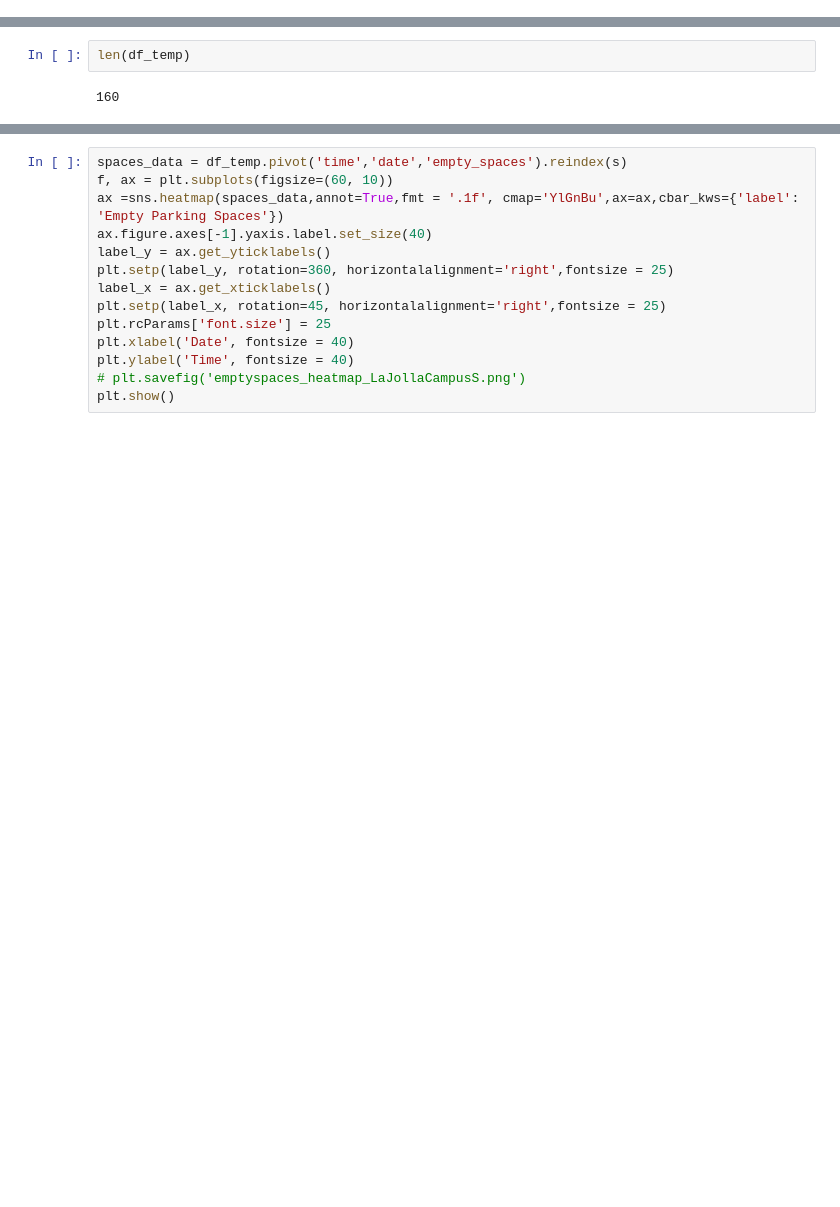
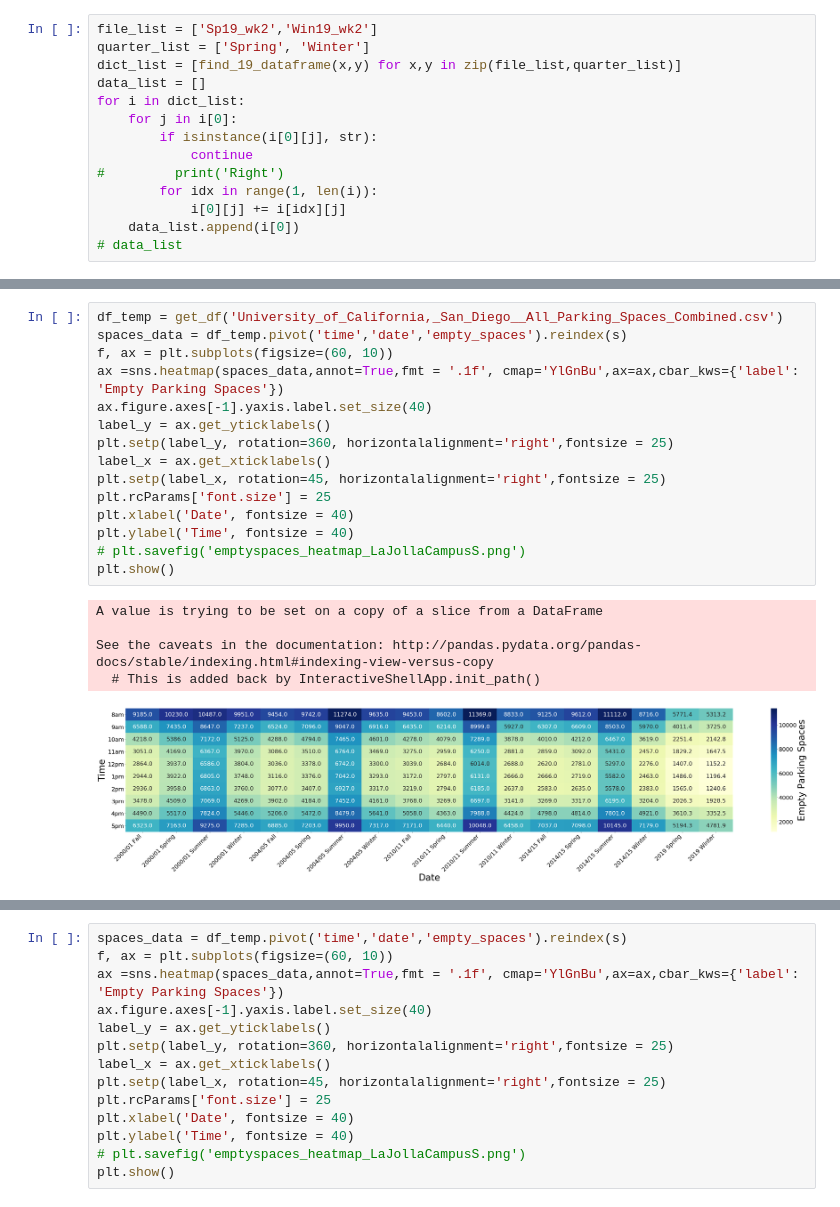
Before and after one commit to Maguilar43/ECE143_FinalProject, a Jupyter notebook: emptyspaces_heatmap.ipynb, the cells around one changed output, grey strips where cells are left out. Cells and saved outputs as stored; diff of their text form; blank space fills up the shorter version.

```diff
--- a/emptyspaces_heatmap.ipynb
+++ b/emptyspaces_heatmap.ipynb
@@ -23,0 +72,14 @@ df_La_Jolla_S.head()
+# %%
+file_list = ['Sp19_wk2','Win19_wk2']
+quarter_list = ['Spring', 'Winter']
+dict_list = [find_19_dataframe(x,y) for x,y in zip(file_list,quarter_list)]
+data_list = []
+for i in dict_list:
+    for j in i[0]:
+        if isinstance(i[0][j], str):
+            continue
+#         print('Right')
+        for idx in range(1, len(i)):
+            i[0][j] += i[idx][j]
+    data_list.append(i[0])
+# data_list
@@ -36,4 +120,21 @@ df_temp['date'] = df_temp['year']+ " " +df_temp['quarter']
-# %%
-len(df_temp)
-# %% [output]
-160
+# %%
+df_temp = get_df('University_of_California,_San_Diego__All_Parking_Spaces_Combined.csv')
+spaces_data = df_temp.pivot('time','date','empty_spaces').reindex(s)
+f, ax = plt.subplots(figsize=(60, 10))
+ax =sns.heatmap(spaces_data,annot=True,fmt = '.1f', cmap='YlGnBu',ax=ax,cbar_kws={'label': 'Empty Parking Spaces'})
+ax.figure.axes[-1].yaxis.label.set_size(40)
+label_y = ax.get_yticklabels()
+plt.setp(label_y, rotation=360, horizontalalignment='right',fontsize = 25)
+label_x = ax.get_xticklabels()
+plt.setp(label_x, rotation=45, horizontalalignment='right',fontsize = 25)
+plt.rcParams['font.size'] = 25
+plt.xlabel('Date', fontsize = 40)
+plt.ylabel('Time', fontsize = 40)
+# plt.savefig('emptyspaces_heatmap_LaJollaCampusS.png')
+plt.show()
+# %% [output]
+A value is trying to be set on a copy of a slice from a DataFrame
+
+See the caveats in the documentation: http://pandas.pydata.org/pandas-docs/stable/indexing.html#indexing-view-versus-copy
+  # This is added back by InteractiveShellApp.init_path()
+[figure, added]
```
Also changed, not shown: parts of 11 cells of this notebook, 4 other files.
